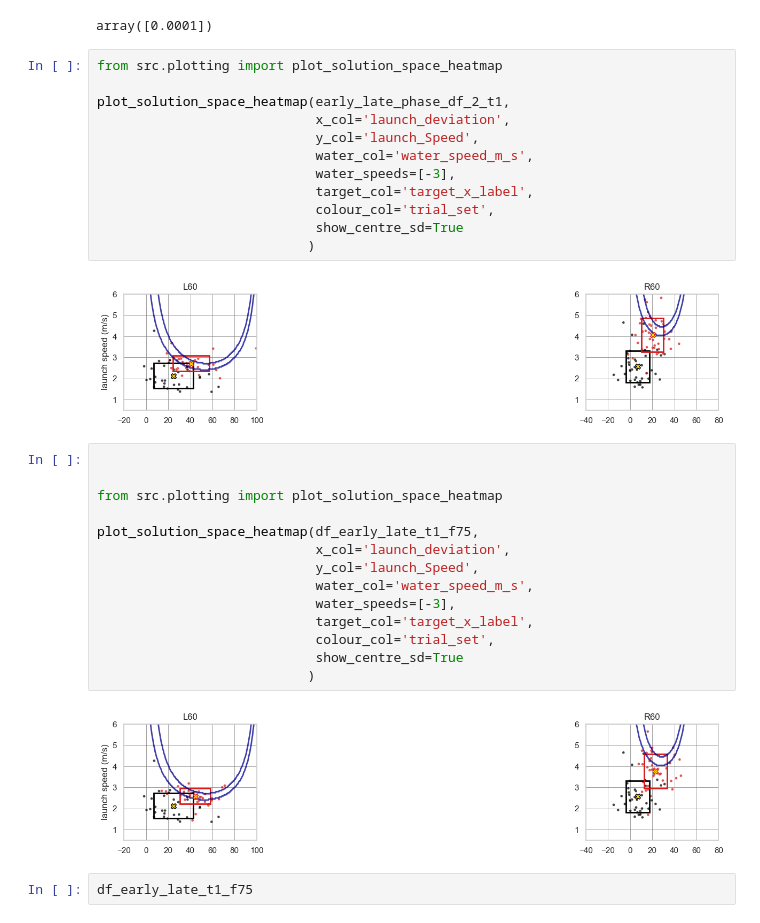
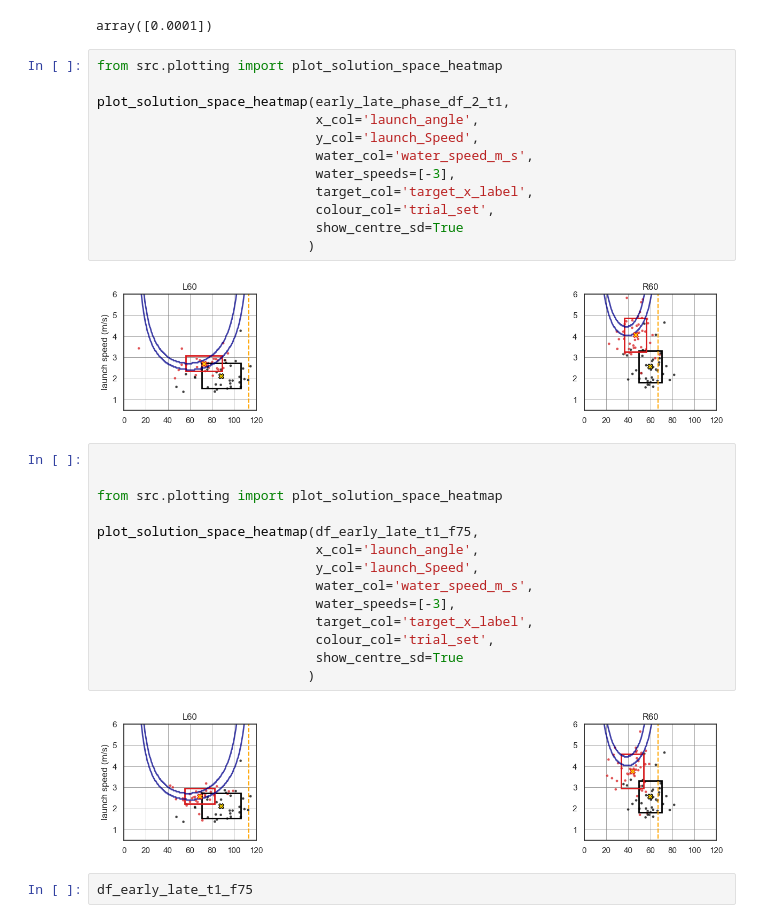
Before and after one commit to jacobjb02/vr-motor-adaptation-notebooks, a Jupyter notebook: Notebook/Spatial_Generalization_working.ipynb, the cells around one changed output. Cells and saved outputs as stored; diff of their text form.

Commit message:
ran analysis; changed groupby for early & late df, no change; added early and late min_mahalanobis distance plots, prepping for stats; updated plot_slopes.

```diff
--- a/Notebook/Spatial_Generalization_working.ipynb
+++ b/Notebook/Spatial_Generalization_working.ipynb
@@ -799,24 +799,24 @@ array([0.0001])
 # %%
 from src.plotting import plot_solution_space_heatmap
 
 plot_solution_space_heatmap(early_late_phase_df_2_t1,
-                            x_col='launch_deviation',
+                            x_col='launch_angle',
                             y_col='launch_Speed',
                             water_col='water_speed_m_s',
                             water_speeds=[-3],
                             target_col='target_x_label',
                             colour_col='trial_set',
                             show_centre_sd=True
                            )
 # %% [output]
-[figure, old version]
+[figure, new version]
 # %%
 
 
 from src.plotting import plot_solution_space_heatmap
 
 plot_solution_space_heatmap(df_early_late_t1_f75,
-                            x_col='launch_deviation',
+                            x_col='launch_angle',
                             y_col='launch_Speed',
                             water_col='water_speed_m_s',
                             water_speeds=[-3],
@@ -825,7 +825,7 @@ plot_solution_space_heatmap(df_early_late_t1_f75,
                             show_centre_sd=True
                            )
 # %% [output]
-[figure, old version]
+[figure, new version]
 # %%
 df_early_late_t1_f75
 # %% [output]
```
Also changed, not shown: 3 other files.
